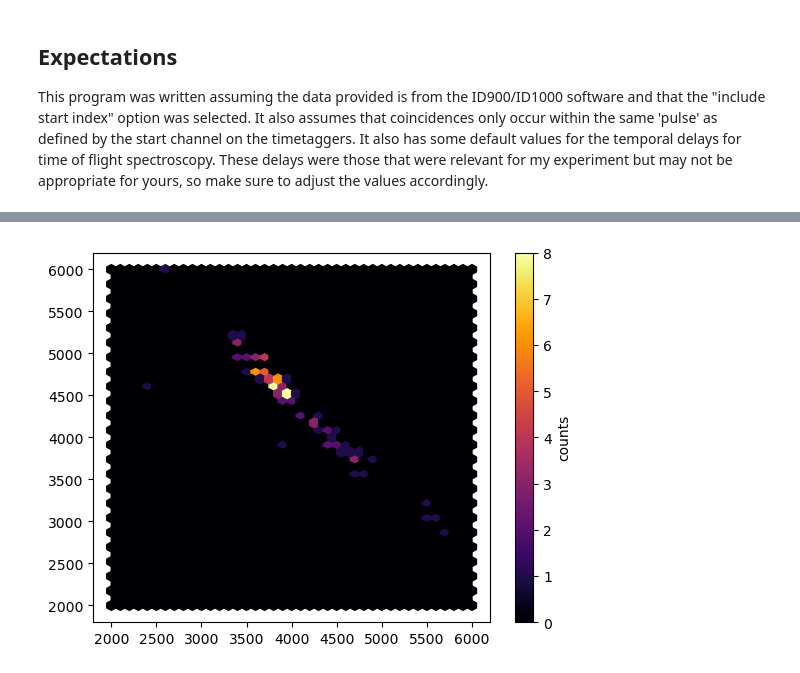
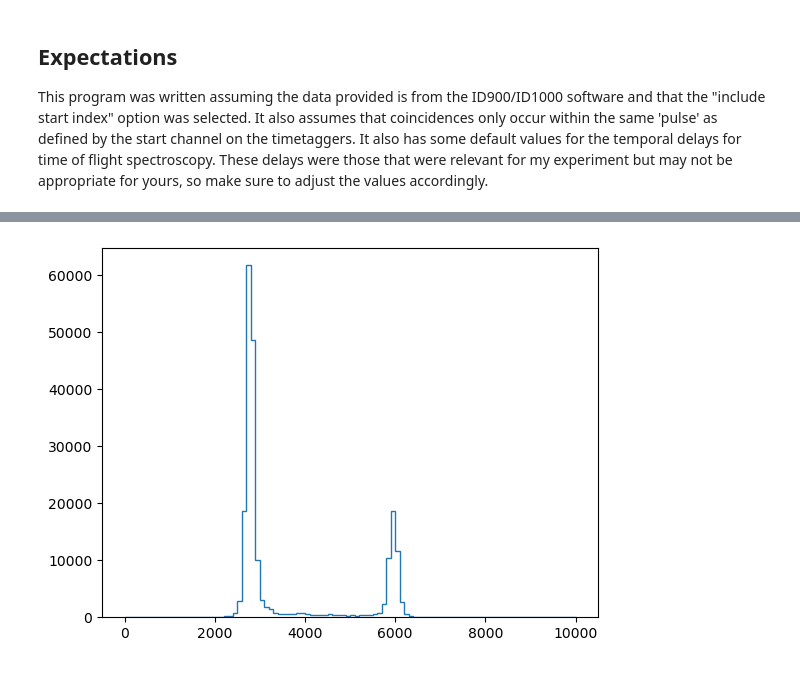
Before and after one commit to Smith-Raymer/time-tagger-analysis, a Jupyter notebook: notebooks/JTI.ipynb, the cells around one changed output, grey strips where cells are left out. Drawn from its saved outputs; the diff is of its cells as text; code cells hidden in the pictures.

```diff
--- a/notebooks/JTI.ipynb
+++ b/notebooks/JTI.ipynb
@@ -15,8 +10,0 @@ This program was written assuming the data provided is from the ID900/ID1000 sof
-# %%
-# Marginal Spectrum
-def marginal_temporal_intensity(file, temporal_max = 10000, step = 100):
-    with open(file, newline='') as csvfile:
-        datareader = csv.reader(csvfile, delimiter=';')
-        data = list(map(lambda x: int(x[0]),datareader))
-        bins = int(np.ceil(temporal_max/step))
-        plt.hist(data, histtype='step', bins=bins,range=(0,temporal_max))
@@ -79,4 +11,4 @@ marginal_temporal_intensity("/home/dominic/Downloads/Dom_Timestamps_360K_1p3muW_
-# %%
-joint_temporal_intensity("/home/dominic/Downloads/Dom_Timestamps_360K_1p3muW_C1.txt","/home/dominic/Downloads/Dom_Timestamps_360K_1p3muW_C2.txt")
-# %% [output]
-[figure, removed]
+# %%
+marginal_temporal_intensity("../example_data/Non-Degenerate_Example_C1.txt")
+# %% [output]
+[figure, added]
```
Also changed, not shown: parts of 13 cells of this notebook, 3 other files.
